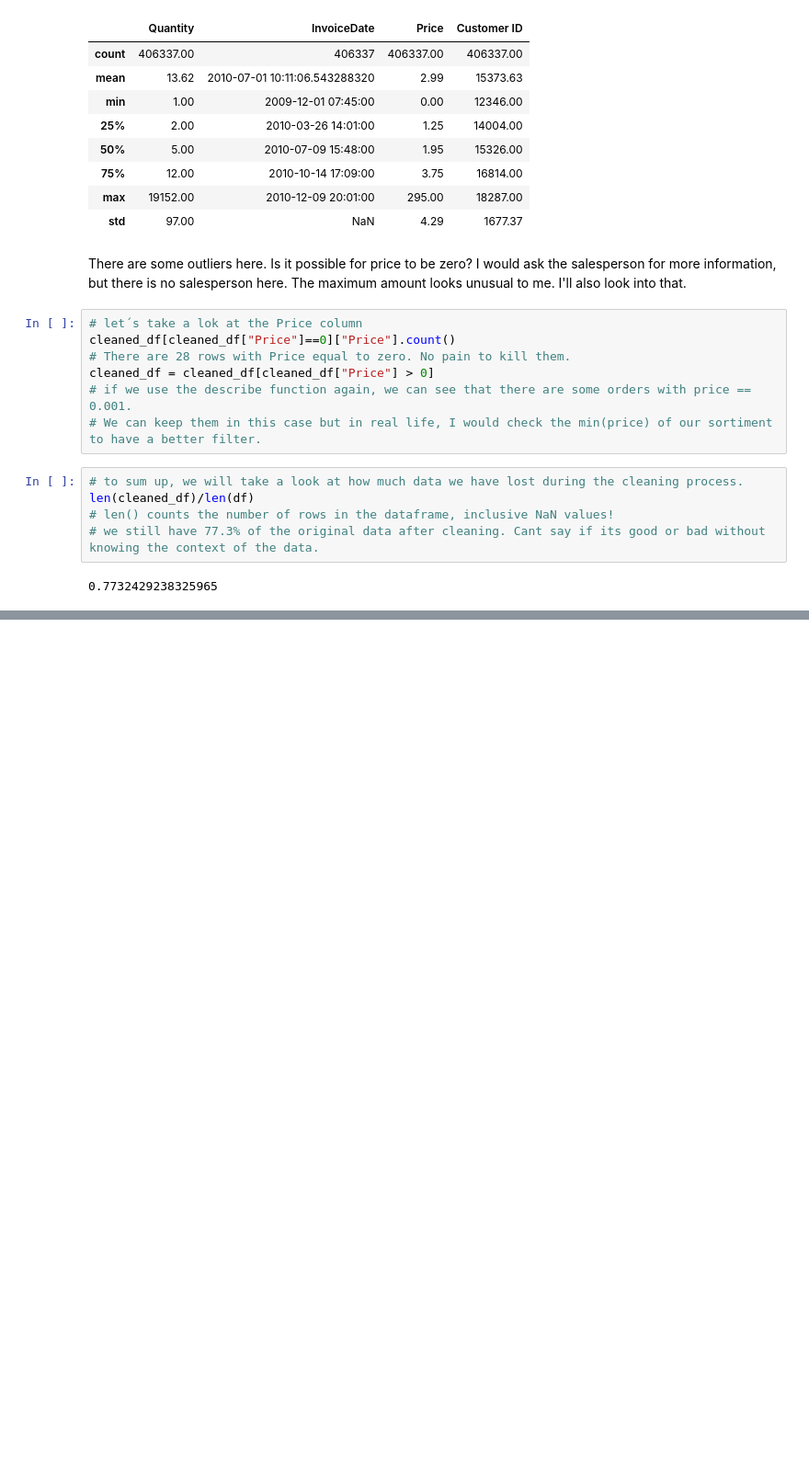
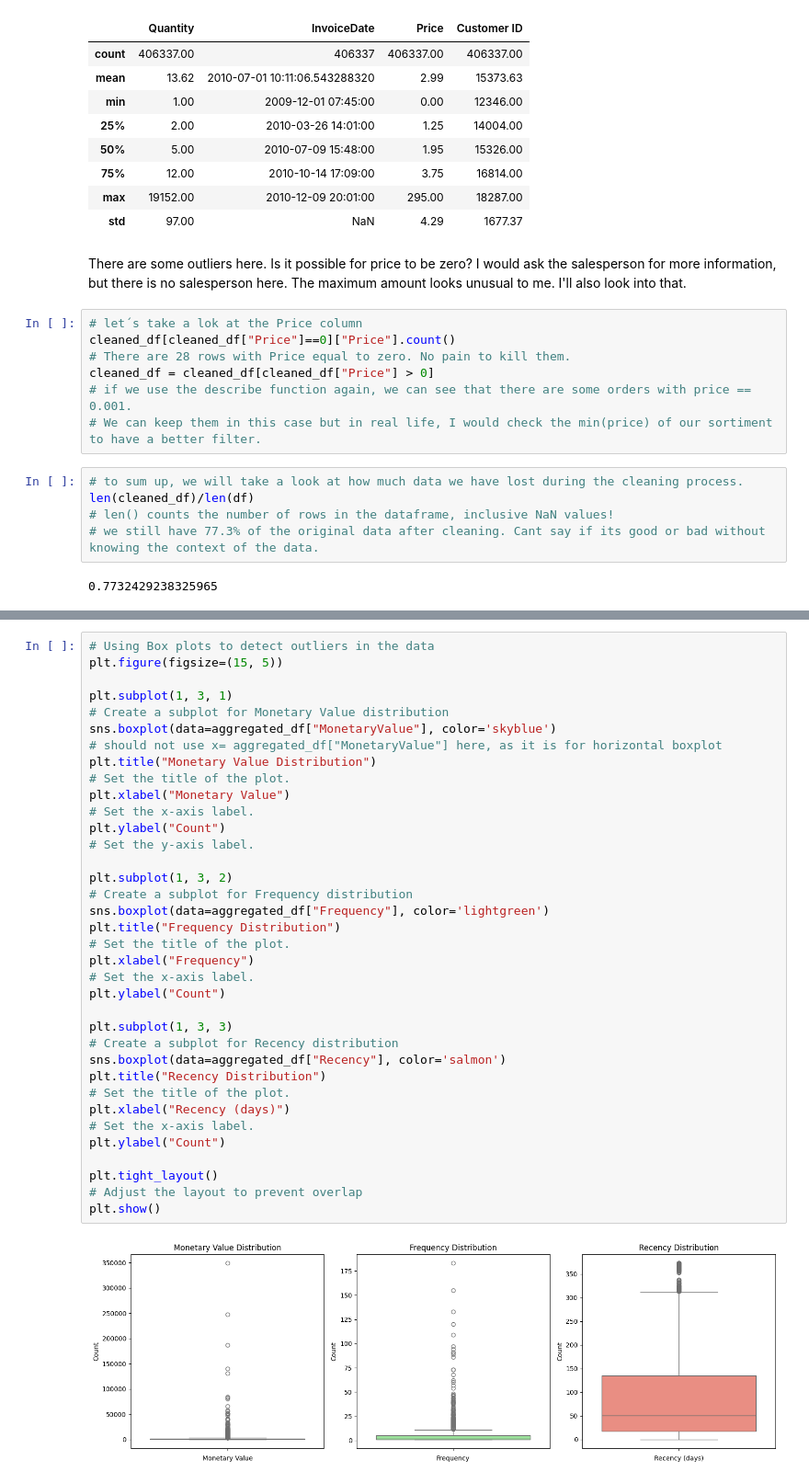
Before and after one commit to EmiTR/KMeans_Clustering, a Jupyter notebook: Kmeans_Customers_Segmentation.ipynb, the cells around one changed output, grey strips where cells are left out. Shown: that part at 92% size. Cells and saved outputs as stored; diff of their text form; blank space fills up the shorter version.

```diff
--- a/Kmeans_Customers_Segmentation.ipynb
+++ b/Kmeans_Customers_Segmentation.ipynb
@@ -289,0 +395,38 @@ len(cleaned_df)/len(df)
+# %%
+# Using Box plots to detect outliers in the data
+plt.figure(figsize=(15, 5))
+
+plt.subplot(1, 3, 1)
+# Create a subplot for Monetary Value distribution
+sns.boxplot(data=aggregated_df["MonetaryValue"], color='skyblue')
+# should not use x= aggregated_df["MonetaryValue"] here, as it is for horizontal boxplot
+plt.title("Monetary Value Distribution")
+# Set the title of the plot.
+plt.xlabel("Monetary Value")
+# Set the x-axis label.
+plt.ylabel("Count")
+# Set the y-axis label.
+
+plt.subplot(1, 3, 2)
+# Create a subplot for Frequency distribution
+sns.boxplot(data=aggregated_df["Frequency"], color='lightgreen')
+plt.title("Frequency Distribution")
+# Set the title of the plot.
+plt.xlabel("Frequency")
+# Set the x-axis label.
+plt.ylabel("Count")
+
+plt.subplot(1, 3, 3)
+# Create a subplot for Recency distribution
+sns.boxplot(data=aggregated_df["Recency"], color='salmon')
+plt.title("Recency Distribution")
+# Set the title of the plot.
+plt.xlabel("Recency (days)")
+# Set the x-axis label.
+plt.ylabel("Count")
+
+plt.tight_layout()
+# Adjust the layout to prevent overlap
+plt.show()
+# %% [output]
+[figure, added]
```
Also changed, not shown: parts of 16 cells of this notebook.
